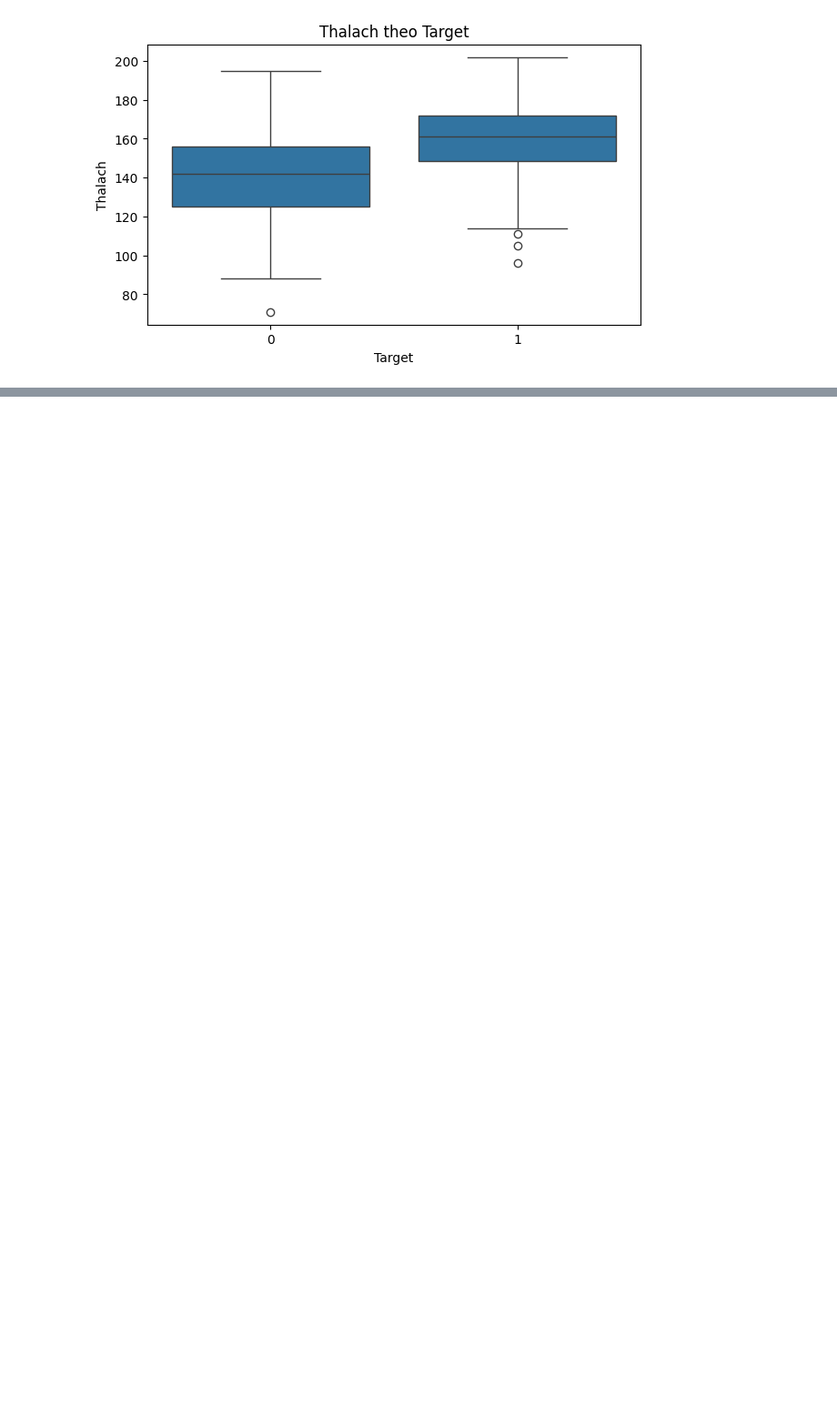
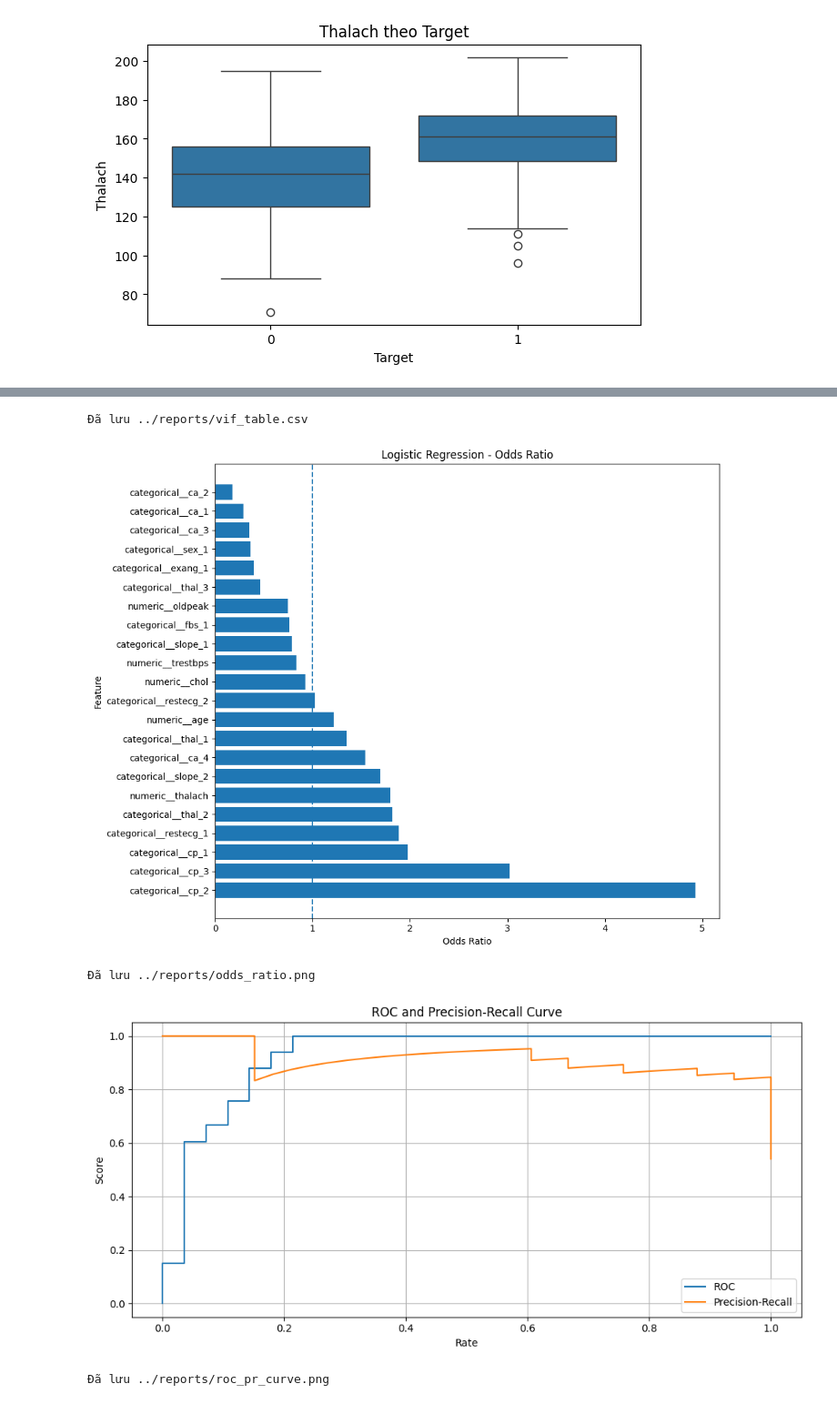
Before and after one commit to ThuyLyn/ThuyLinh_Lab-Machine-Learning, a Jupyter notebook: TT-04-LogisticRegression_Linh/notebooks/logistic_heart.ipynb, the cells around one changed output, grey strips where cells are left out. Shown at 91% size. Cells and saved outputs as stored; diff of their text form; code cells hidden in the pictures; blank space fills up the shorter version.

```diff
--- a/TT-04-LogisticRegression_Linh/notebooks/logistic_heart.ipynb
+++ b/TT-04-LogisticRegression_Linh/notebooks/logistic_heart.ipynb
@@ -684,0 +394,19 @@ CÁC FEATURE CÓ VIF > 10
+# %%
+X_vif = preprocessor.fit_transform(X_train)
+if hasattr(X_vif, "toarray"):
+    X_vif = X_vif.toarray()
+vif_features = preprocessor.get_feature_names_out()
+
+vif_table = pd.DataFrame({
+    "Feature": vif_features,
+    "VIF": [variance_inflation_factor(X_vif, i) for i in range(X_vif.shape[1])],
+}).sort_values("VIF", ascending=False)
+
+n_inf = int(np.isinf(vif_table["VIF"]).sum())
+print(f"Số dòng VIF = inf: {n_inf} (kỳ vọng 0 sau khi thêm drop='first')")
+
+print("\nBẢNG VIF")
+display(vif_table)
+
+print("\nCÁC FEATURE CÓ VIF > 10")
+display(vif_table[vif_table["VIF"] > 10])
@@ -912,0 +508,39 @@ print("3. reports/roc_pr_curve.png")
+# %%
+# --- Lưu VIF ---
+vif_table.to_csv("../reports/vif_table.csv", index=False)
+print("Đã lưu ../reports/vif_table.csv")
+
+# --- Vẽ và lưu Odds Ratio (dùng lại bảng đã tính ở mục 7) ---
+plt.figure(figsize=(10, 8))
+plt.barh(odds_table["Feature"], odds_table["Odds_Ratio"])
+plt.axvline(1, linestyle="--")
+plt.xlabel("Odds Ratio")
+plt.ylabel("Feature")
+plt.title("Logistic Regression - Odds Ratio")
+plt.tight_layout()
+plt.savefig("../reports/odds_ratio.png", dpi=300)
+plt.show()
+print("Đã lưu ../reports/odds_ratio.png")
+
+# --- Lưu ROC + Precision-Recall (trên test) ---
+fpr, tpr, _ = roc_curve(y_test, y_test_proba)
+precision_final, recall_final, _ = precision_recall_curve(y_test, y_test_proba)
+
+plt.figure(figsize=(10, 5))
+plt.plot(fpr, tpr, label="ROC")
+plt.plot(recall_final, precision_final, label="Precision-Recall")
+plt.xlabel("Rate")
+plt.ylabel("Score")
+plt.title("ROC and Precision-Recall Curve")
+plt.legend()
+plt.grid()
+plt.tight_layout()
+plt.savefig("../reports/roc_pr_curve.png", dpi=300)
+plt.show()
+print("Đã lưu ../reports/roc_pr_curve.png")
+# %% [output]
+Đã lưu ../reports/vif_table.csv
+[figure, added]
+Đã lưu ../reports/odds_ratio.png
+[figure, added]
+Đã lưu ../reports/roc_pr_curve.png
```
Also changed, not shown: parts of 34 cells of this notebook, 2 other files.
